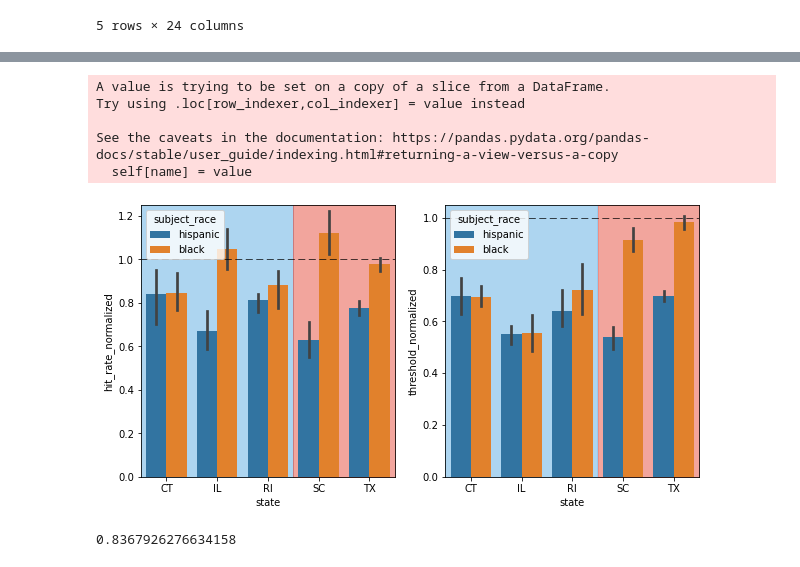
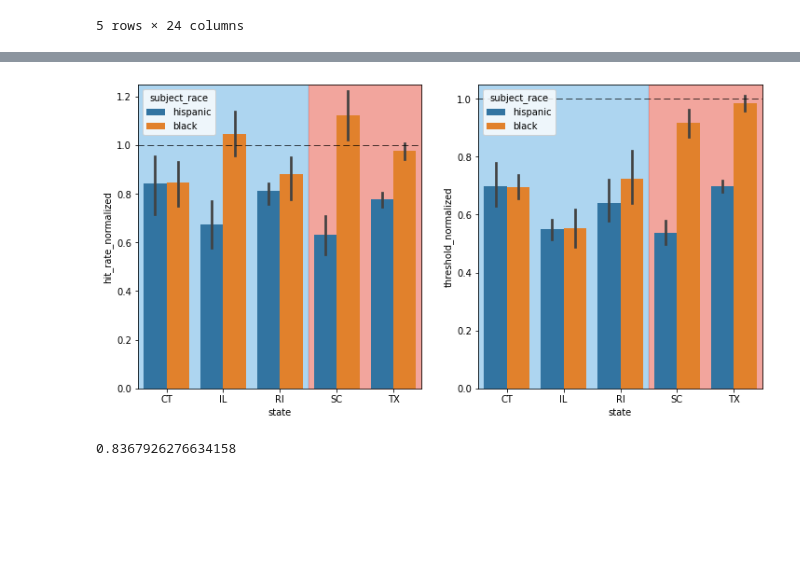
Before and after one commit to epfl-ada/ada-2020-project-milestone-p3-p3_halouma, a Jupyter notebook: p3_luis.ipynb, the cells around one changed output, grey strips where cells are left out. Cells and saved outputs as stored; diff of their text form; code cells hidden in the pictures; blank space fills up the shorter version.

```diff
--- a/p3_luis.ipynb
+++ b/p3_luis.ipynb
@@ -186,7 +351,7 @@ def weighted_mean(x):
 # plot bar graphs by political orientation (blue/red) and by method (hit rate/threshold)
 def plot_bar(method, data, params):
     ylim, ax = params
-    sns.barplot(x = "state", y = method, hue = "subject_race", data = data, estimator = np.sum, ax = ax)
+    sns.barplot(x = "state", y = method, hue = "subject_race", data = data, estimator = np.mean, ax = ax)
     ax.set_ylim(ylim)
     ax.set_xlim([-0.5,4.5])
     ax.axhline(y=1, ls = (1, (10,5)), color = 'black', lw = 0.7)
@@ -201,21 +366,19 @@ def plot_bar(method, data, params):
 # data.groupby(['state','subject_race']).sum()
 # blue.set_index(['state','subject_race']).loc['CT','white']
 # blue
-full = pd.concat([blue,red])
+# full = pd.concat([blue,red])
 # full_normalized = add_normalized_rates(full)
 races = full.subject_race.unique()
 states = full.state.unique()
 
-temp =  get_weights(full.set_index(['state','subject_race']), states, races)
-data = add_normalized_rates(temp.reset_index())
+# temp =  get_weights(full.set_index(['state','subject_race']), states, races)
+# data = add_normalized_rates(temp.reset_index())
 # data = add_normalized_rates(full)
-parties = [blue_normalized,red_normalized]
 methods = ["hit_rate_normalized", "threshold_normalized"]
 ylim = [[0,1.25], [0,1.05]]
-fig, axs = plt.subplots(1,2,figsize=(12,5))
+fig, axs = plt.subplots(1,2,figsize=(12,6))
 for method in range(2):
     params = [ylim[method],axs[method]]
-    plot_bar(methods[method],data, params)
-
-data.groupby(['state','subject_race']).sum()
+    plot_bar(methods[method],full_normalized, params)
+blue
 # %% [output]
@@ -240,46 +399,20 @@ See the caveats in the documentation: https://pandas.pydata.org/pandas-docs/stab
 # %%
 full = pd.concat([blue,red])
 # full_normalized = add_normalized_rates(full)
 races = full.subject_race.unique()
 states = full.state.unique()
 
-temp =  get_weights(full.set_index(['state','subject_race']), states, races)
+# temp =  get_weights(full.set_index(['state','subject_race']), states, races)
 # data = add_normalized_rates(temp.reset_index())
 data = add_normalized_rates(full)
-parties = [blue_normalized,red_normalized]
 methods = ["hit_rate_normalized", "threshold_normalized"]
 ylim = [[0,1.25], [0,1.05]]
-fig, axs = plt.subplots(1,2,figsize=(10,5))
+fig, axs = plt.subplots(1,2,figsize=(12,6))
 for method in range(2):
     params = [ylim[method],axs[method]]
     plot_bar(methods[method],data, params)
-#     fig.text(0.5, 0.04, common_x[method], ha='center')
-#     fig.text(0.04, 0.5 , common_y[method], va='center', rotation='vertical')
-#     for party in range(2):
-#         params = axs[method]
-#         data = [parties[party], methods[method]]
-#         plot_bar(data, params)
-
-# fig, (ax_hit,ax_thresh) = plt.subplots(2,2, figsize = (12,6))
-# sns.barplot(x = "state", y = "inferred_threshold", hue = "subject_race", data = red, ax = ax_hit[0])
-# sns.barplot(x = "state", y = "hit_rate", hue = "subject_race", data = red, ax = ax[1])
-# ax[0].axhline(1)
-# ax[1].axhline(1)
-
-# sns.barplot(x = "state", y = "inferred_threshold", hue = "subject_race", data = blue, ax = ax[2])
-# sns.barplot(x = "state", y = "hit_rate", hue = "subject_race", data = blue, ax = ax[3])
-# ax[2].axhline(1)
-# ax[3].axhline(1)
-
-# fig, ax = plt.subplots()
-# ax[0].fill_between(x, 0, 1, color = "red", alpha =0.5)
 # %% [output]
-A value is trying to be set on a copy of a slice from a DataFrame.
-Try using .loc[row_indexer,col_indexer] = value instead
-
-See the caveats in the documentation: https://pandas.pydata.org/pandas-docs/stable/user_guide/indexing.html#returning-a-view-versus-a-copy
-  self[name] = value
-[figure, old version]
+[figure, new version]
 # %%
 (red_normalized.hit_rate_normalized*red_normalized.nb_searches).sum()/red_normalized.nb_searches.sum()
 (blue_normalized.hit_rate_normalized*blue_normalized.nb_searches).sum()/blue_normalized.nb_searches.sum()
```
Also changed, not shown: parts of 51 cells of this notebook.
